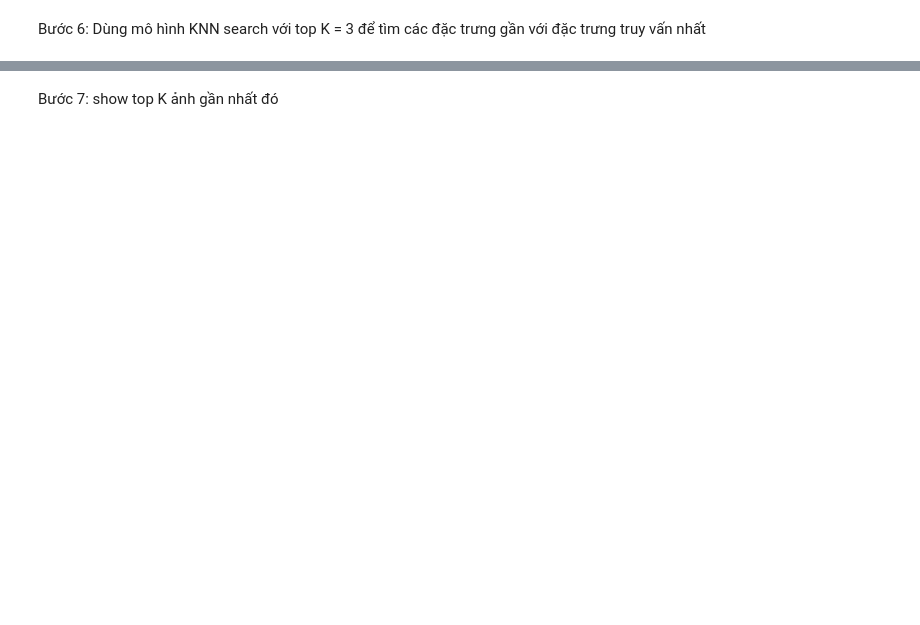
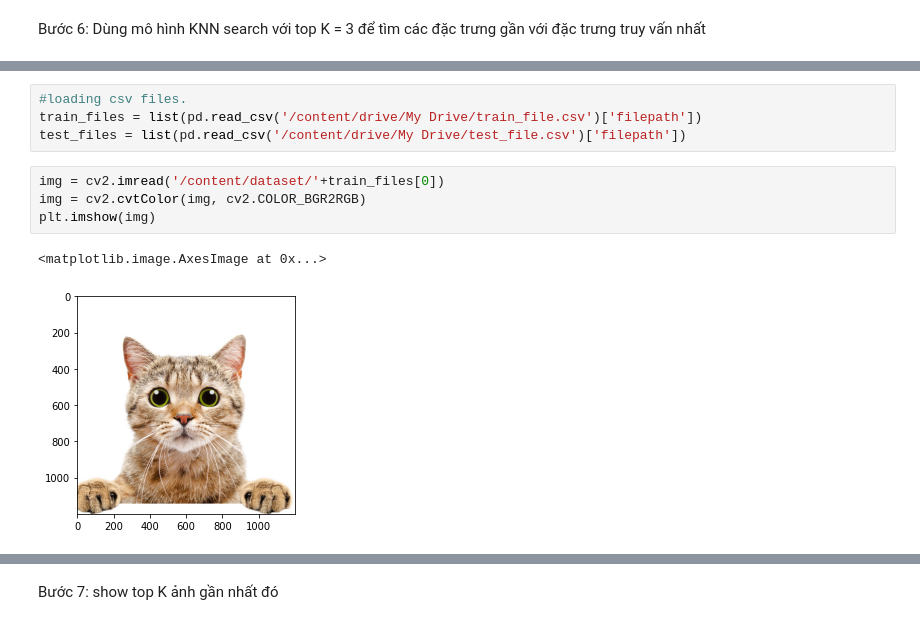
Before and after one commit to 19521309/19521309, a Jupyter notebook: vgg16_knn.ipynb, the cells around one changed output, grey strips where cells are left out. Drawn from its saved outputs; the diff is of its cells as text; blank space fills up the shorter version.

```diff
--- a/vgg16_knn.ipynb
+++ b/vgg16_knn.ipynb
@@ -159,0 +151,11 @@ AttributeError: ignored
+# %%
+#loading csv files.
+train_files = list(pd.read_csv('/content/drive/My Drive/train_file.csv')['filepath'])
+test_files = list(pd.read_csv('/content/drive/My Drive/test_file.csv')['filepath'])
+# %%
+img = cv2.imread('/content/dataset/'+train_files[0])
+img = cv2.cvtColor(img, cv2.COLOR_BGR2RGB)
+plt.imshow(img)
+# %% [output]
+<matplotlib.image.AxesImage at 0x...>
+[figure, added]
```
Also changed, not shown: parts of 39 cells of this notebook.
